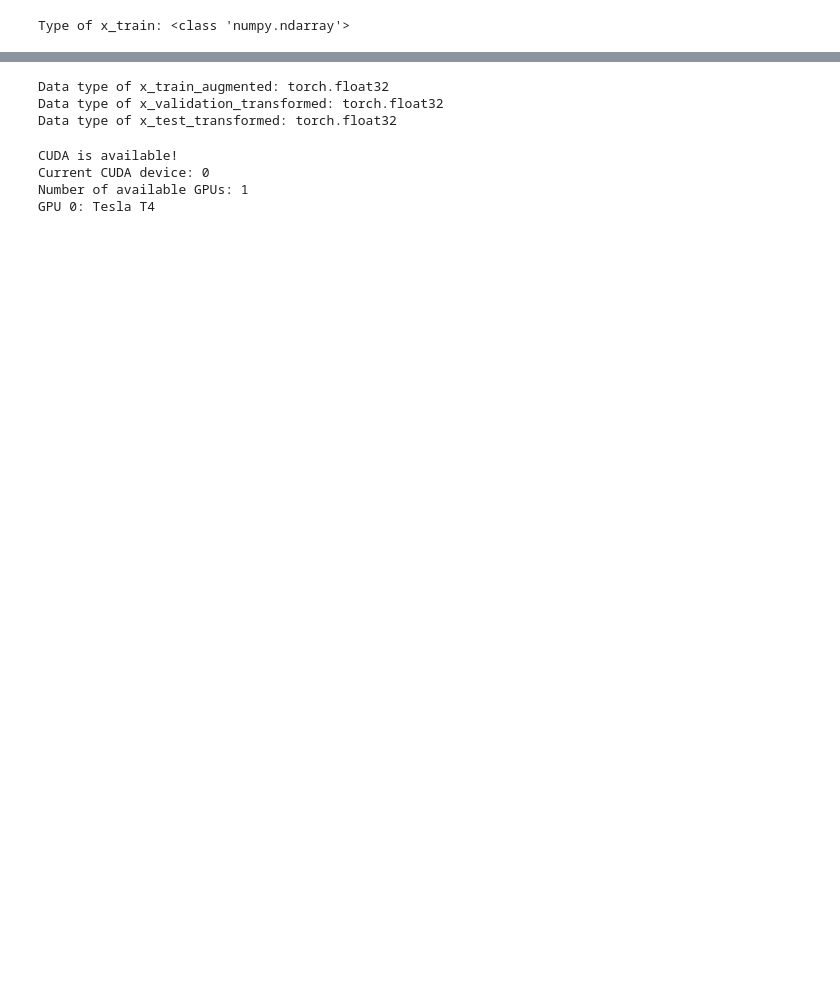
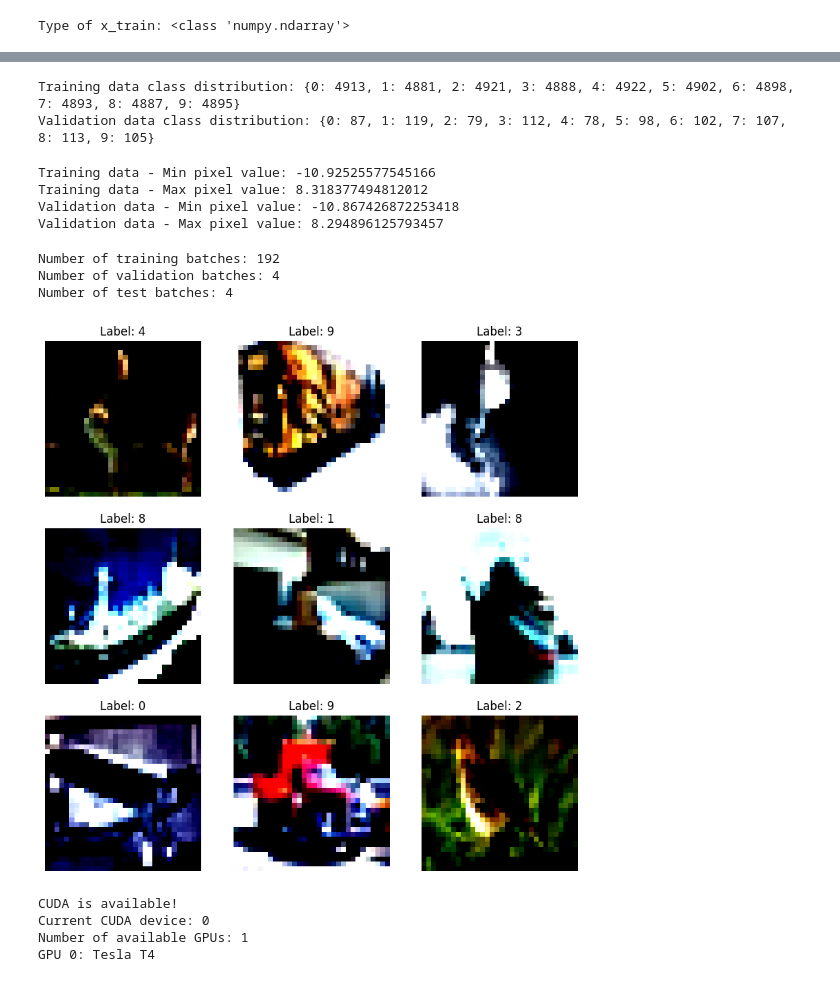
Before and after one commit to alirzx/Cifar10-Classification-using-Custom-CNN-and-pretrained-Models, a Jupyter notebook: Cifar_10_Classification_project.ipynb, the cells around one changed output, grey strips where cells are left out. Saved outputs shown, nothing was run; the diff lists cells and outputs as text; code cells hidden in the pictures; blank space fills up the shorter version.

```diff
--- a/Cifar_10_Classification_project.ipynb
+++ b/Cifar_10_Classification_project.ipynb
@@ -219,0 +265,38 @@ Data loaders with augmentation created successfully.
+# %%
+# Check class distribution in training data
+train_labels = y_train_tensor.numpy()
+unique, counts = np.unique(train_labels, return_counts=True)
+print("Training data class distribution:", dict(zip(unique, counts)))
+
+# Check class distribution in validation data
+val_labels = y_validation_tensor.numpy()
+unique, counts = np.unique(val_labels, return_counts=True)
+print("Validation data class distribution:", dict(zip(unique, counts)))
+# %% [output]
+Training data class distribution: {0: 4913, 1: 4881, 2: 4921, 3: 4888, 4: 4922, 5: 4902, 6: 4898, 7: 4893, 8: 4887, 9: 4895}
+Validation data class distribution: {0: 87, 1: 119, 2: 79, 3: 112, 4: 78, 5: 98, 6: 102, 7: 107, 8: 113, 9: 105}
+# %%
+# Check data range for training data
+for images, _ in train_loader:
+    print("Training data - Min pixel value:", images.min().item())
+    print("Training data - Max pixel value:", images.max().item())
+    break  # Only check the first batch
+
+# Check data range for validation data
+for images, _ in validation_loader:
+    print("Validation data - Min pixel value:", images.min().item())
+    print("Validation data - Max pixel value:", images.max().item())
+    break  # Only check the first batch
+# %% [output]
+Training data - Min pixel value: -10.92525577545166
+Training data - Max pixel value: 8.318377494812012
+Validation data - Min pixel value: -10.867426872253418
+Validation data - Max pixel value: 8.294896125793457
+# %%
+print("Number of training batches:", len(train_loader))
+print("Number of validation batches:", len(validation_loader))
+print("Number of test batches:", len(test_loader))
+# %% [output]
+Number of training batches: 192
+Number of validation batches: 4
+Number of test batches: 4
@@ -220,9 +315,20 @@ Data loaders with augmentation created successfully.
+# %%
+# Get a batch of training data
+images, labels = next(iter(train_loader))
+
+# Plot the augmented images
+plt.figure(figsize=(10, 10))
+for i in range(9):  # Plot the first 9 images
+    plt.subplot(3, 3, i + 1)
+    img = denormalize(images[i], mean, std)
+    plt.imshow(img)
+    plt.title(f"Label: {labels[i].item()}")
+    plt.axis('off')
+plt.show()
+# %% [output]
+[figure, added]
 # %%
-print("Data type of x_train_augmented:", x_train_augmented.dtype)
-print("Data type of x_validation_transformed:", x_validation_transformed.dtype)
-print("Data type of x_test_transformed:", x_test_transformed.dtype)
+# print("Data type of x_train_augmented:", x_train_augmented.dtype)
+# print("Data type of x_validation_transformed:", x_validation_transformed.dtype)
+# print("Data type of x_test_transformed:", x_test_transformed.dtype)
-# %% [output]
-Data type of x_train_augmented: torch.float32
-Data type of x_validation_transformed: torch.float32
-Data type of x_test_transformed: torch.float32
 # %%
```
Also changed, not shown: parts of 15 cells of this notebook.
